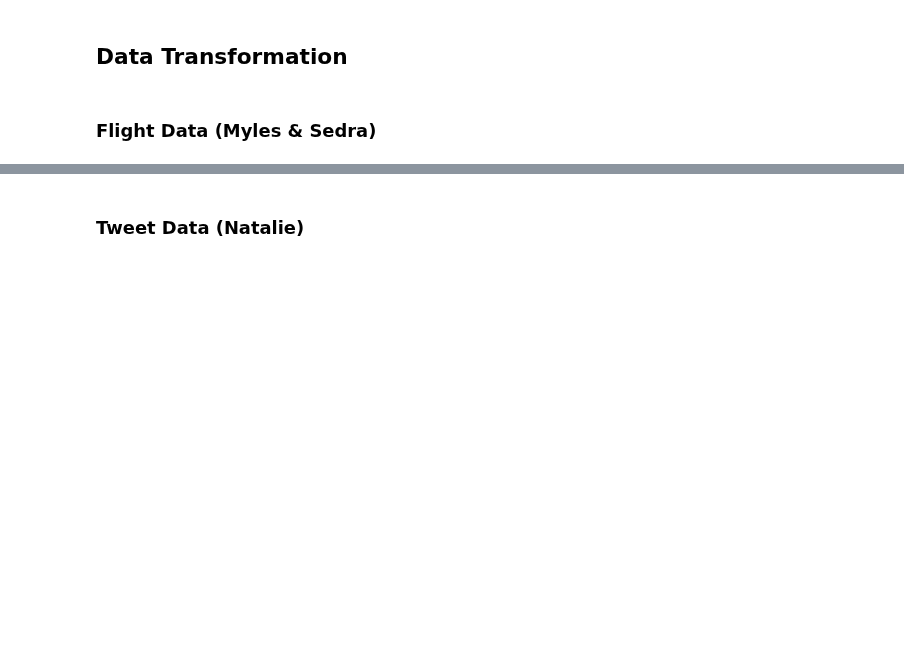
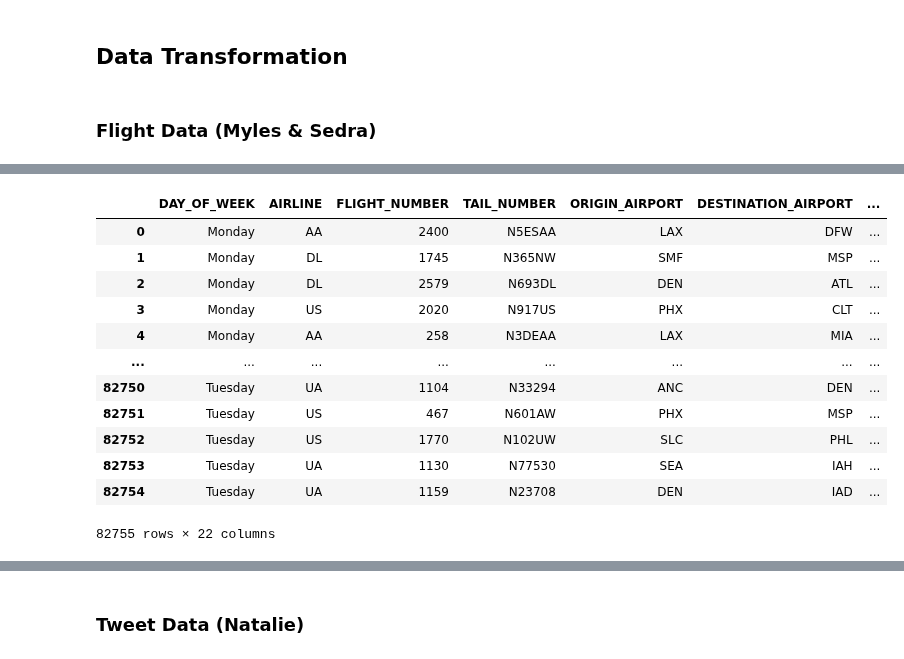
Before and after one commit to mjknj18/February-2015-Airline-Delays-Tweets-ETL, a Jupyter notebook: February_2015_Airline_Delays-Tweets_ETL_Main.ipynb, the cells around one changed output, grey strips where cells are left out. Drawn from its saved outputs; the diff is of its cells as text; code cells hidden in the pictures; blank space fills up the shorter version.

```diff
--- a/February_2015_Airline_Delays-Tweets_ETL_Main.ipynb
+++ b/February_2015_Airline_Delays-Tweets_ETL_Main.ipynb
@@ -51,0 +139,56 @@ data_tweets
+# %%
+flights_df = flights.drop(['CANCELLATION_REASON', 'AIR_SYSTEM_DELAY', 'SECURITY_DELAY', 'AIRLINE_DELAY',
+                           'LATE_AIRCRAFT_DELAY', 'WEATHER_DELAY', 'DIVERTED', 'CANCELLED'], axis = 1)
+
+flights_df = flights_df[flights_df['MONTH'] == 2]
+
+flights_df = flights_df[(flights_df['DAY'] >= 16) & (flights_df['DAY'] <= 24)]
+
+flights_df = flights_df[flights_df['AIRLINE'].isin(['UA', 'AA', 'DL', 'US', 'WN', 'VX'])]
+
+flights_df = flights_df.dropna()
+
+flights_df = flights_df.reset_index().drop(['index'], axis = 1)
+
+flights_df['TOTAL_DELAY'] = flights_df['DEPARTURE_DELAY'] + flights_df['ARRIVAL_DELAY']
+
+flights_df.loc[flights_df['DAY'] <= 9, 'DATE'] = flights_df['YEAR'].astype(str) + '-0' + flights_df['MONTH'].astype(str) + '-0' + flights_df['DAY'].astype(str)
+flights_df.loc[flights_df['DAY'] > 9, 'DATE'] = flights_df['YEAR'].astype(str) + '-0' + flights_df['MONTH'].astype(str) + '-' + flights_df['DAY'].astype(str)
+
+flights_df = flights_df.drop(['YEAR', 'MONTH', 'DAY'], axis = 1)
+
+day = []
+
+for item in flights_df['DAY_OF_WEEK'].astype(int):
+    if item == 1:
+        day.append('Monday')
+    elif item == 2:
+        day.append('Tuesday')
+    elif item == 3:
+        day.append('Wednesday')
+    elif item == 4:
+        day.append('Thursday')
+    elif item == 5:
+        day.append('Friday')
+    elif item == 6:
+        day.append('Saturday')
+    elif item == 7:
+        day.append('Sunday')
+
+flights_df['DAY_OF_WEEK'] = day
+
+flights_df
+# %% [output]
+|  | DAY_OF_WEEK | AIRLINE | FLIGHT_NUMBER | TAIL_NUMBER | ORIGIN_AIRPORT | DESTINATION_AIRPORT | ... |
+| 0 | Monday | AA | 2400 | N5ESAA | LAX | DFW | ... |
+| 1 | Monday | DL | 1745 | N365NW | SMF | MSP | ... |
+| 2 | Monday | DL | 2579 | N693DL | DEN | ATL | ... |
+| 3 | Monday | US | 2020 | N917US | PHX | CLT | ... |
+| 4 | Monday | AA | 258 | N3DEAA | LAX | MIA | ... |
+| ... | ... | ... | ... | ... | ... | ... | ... |
+| 82750 | Tuesday | UA | 1104 | N33294 | ANC | DEN | ... |
+| 82751 | Tuesday | US | 467 | N601AW | PHX | MSP | ... |
+| 82752 | Tuesday | US | 1770 | N102UW | SLC | PHL | ... |
+| 82753 | Tuesday | UA | 1130 | N77530 | SEA | IAH | ... |
+| 82754 | Tuesday | UA | 1159 | N23708 | DEN | IAD | ... |
+82755 rows × 22 columns
```
Also changed, not shown: parts of 61 cells of this notebook.
